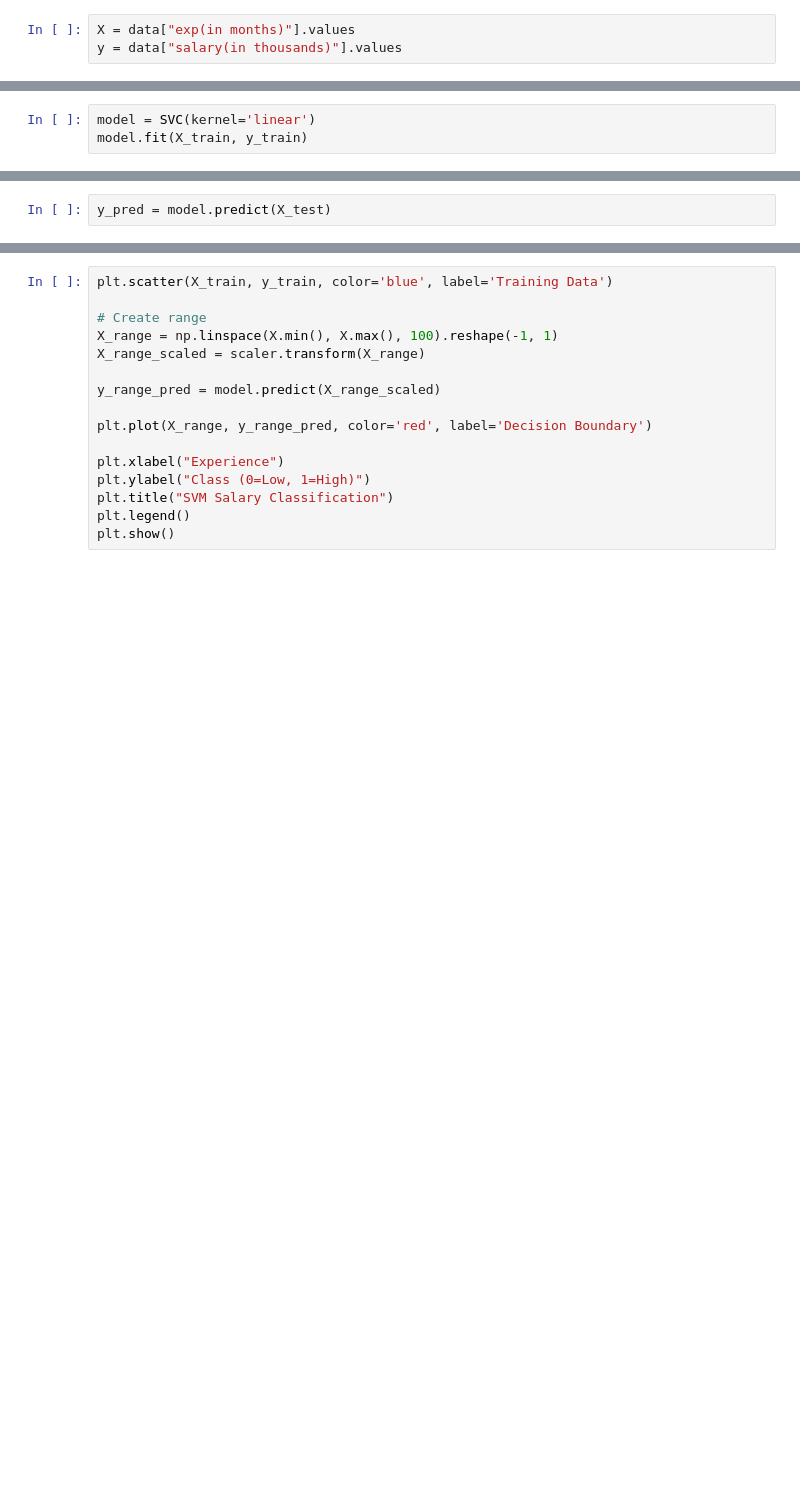
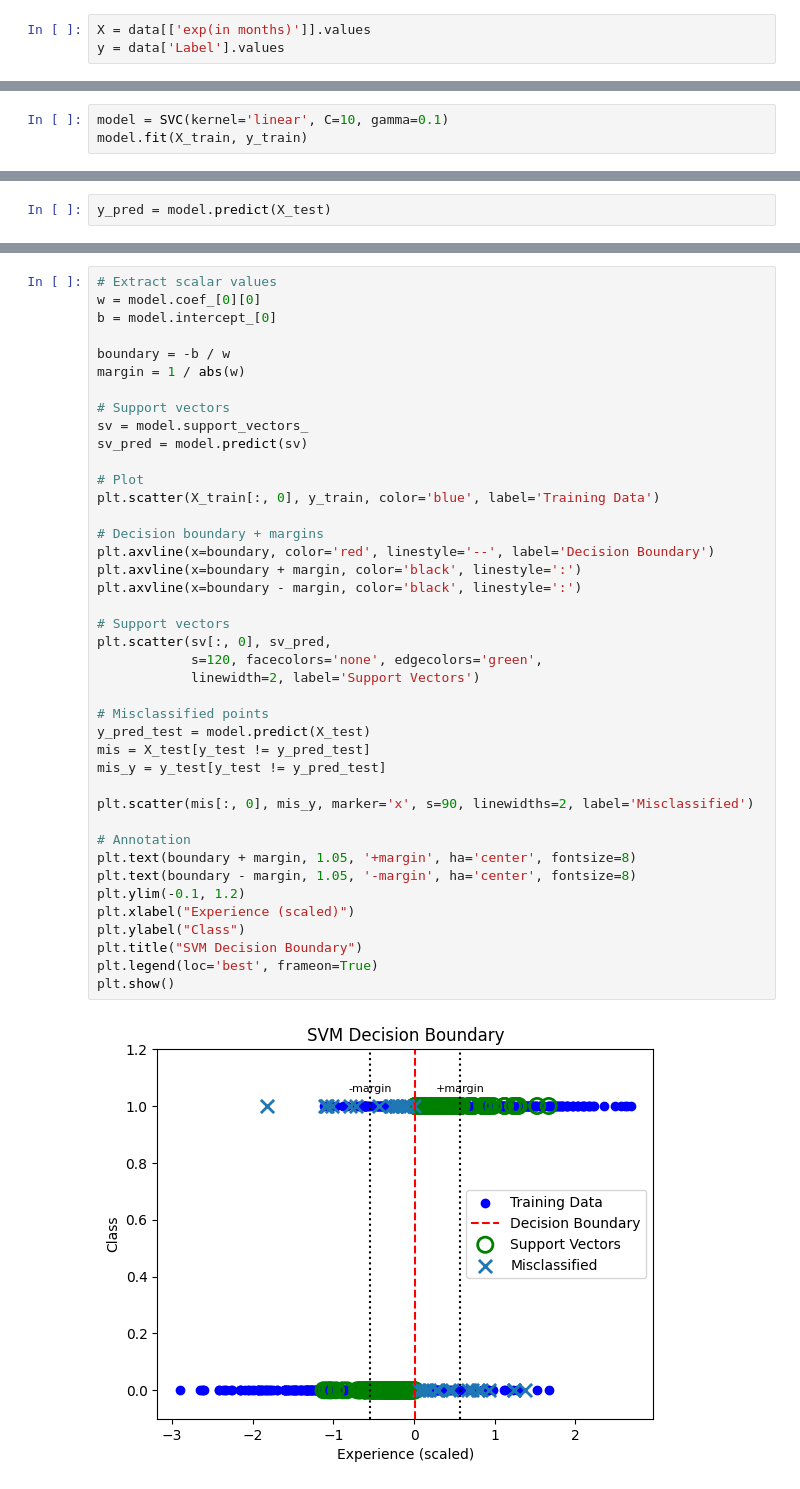
Before and after one commit to ELUMALAI1210/VI-Fundamentals-of-Machine-Learning, a Jupyter notebook: LAB6/Support_Vector_Machine.ipynb, the cells around one changed output, grey strips where cells are left out. Saved outputs shown, nothing was run; the diff lists cells and outputs as text; blank space fills up the shorter version.

```diff
--- a/LAB6/Support_Vector_Machine.ipynb
+++ b/LAB6/Support_Vector_Machine.ipynb
@@ -36,8 +45,8 @@ threshold = data['salary(in thousands)'].median()
 
 data['Label'] = data['salary(in thousands)'].apply(lambda x: 1 if x >= threshold else 0)
 # %%
-X = data["exp(in months)"].values
-y = data["salary(in thousands)"].values
+X = data[['exp(in months)']].values
+y = data['Label'].values
 # %%
 X_train, X_test, y_train, y_test = train_test_split(
     X, y, test_size=0.2, random_state=42
@@ -53,3 +58,3 @@ Age Group Accuracy: 0.8502741459299874
 # %%
-model = SVC(kernel='linear')
+model = SVC(kernel='linear', C=10, gamma=0.1)
 model.fit(X_train, y_train)
@@ -64,16 +114,43 @@ print("\nClassification Report:\n", classification_report(y_test, y_pred))
 # %%
-plt.scatter(X_train, y_train, color='blue', label='Training Data')
+# Extract scalar values
+w = model.coef_[0][0]
+b = model.intercept_[0]
 
-# Create range
-X_range = np.linspace(X.min(), X.max(), 100).reshape(-1, 1)
-X_range_scaled = scaler.transform(X_range)
+boundary = -b / w
+margin = 1 / abs(w)
 
-y_range_pred = model.predict(X_range_scaled)
+# Support vectors
+sv = model.support_vectors_
+sv_pred = model.predict(sv)
 
-plt.plot(X_range, y_range_pred, color='red', label='Decision Boundary')
+# Plot
+plt.scatter(X_train[:, 0], y_train, color='blue', label='Training Data')
 
-plt.xlabel("Experience")
-plt.ylabel("Class (0=Low, 1=High)")
-plt.title("SVM Salary Classification")
-plt.legend()
+# Decision boundary + margins
+plt.axvline(x=boundary, color='red', linestyle='--', label='Decision Boundary')
+plt.axvline(x=boundary + margin, color='black', linestyle=':')
+plt.axvline(x=boundary - margin, color='black', linestyle=':')
+
+# Support vectors
+plt.scatter(sv[:, 0], sv_pred,
+            s=120, facecolors='none', edgecolors='green',
+            linewidth=2, label='Support Vectors')
+
+# Misclassified points
+y_pred_test = model.predict(X_test)
+mis = X_test[y_test != y_pred_test]
+mis_y = y_test[y_test != y_pred_test]
+
+plt.scatter(mis[:, 0], mis_y, marker='x', s=90, linewidths=2, label='Misclassified')
+
+# Annotation
+plt.text(boundary + margin, 1.05, '+margin', ha='center', fontsize=8)
+plt.text(boundary - margin, 1.05, '-margin', ha='center', fontsize=8)
+plt.ylim(-0.1, 1.2)
+plt.xlabel("Experience (scaled)")
+plt.ylabel("Class")
+plt.title("SVM Decision Boundary")
+plt.legend(loc='best', frameon=True)
 plt.show()
+# %% [output]
+[figure, added]
```
Also changed, not shown: parts of 10 cells of this notebook.
